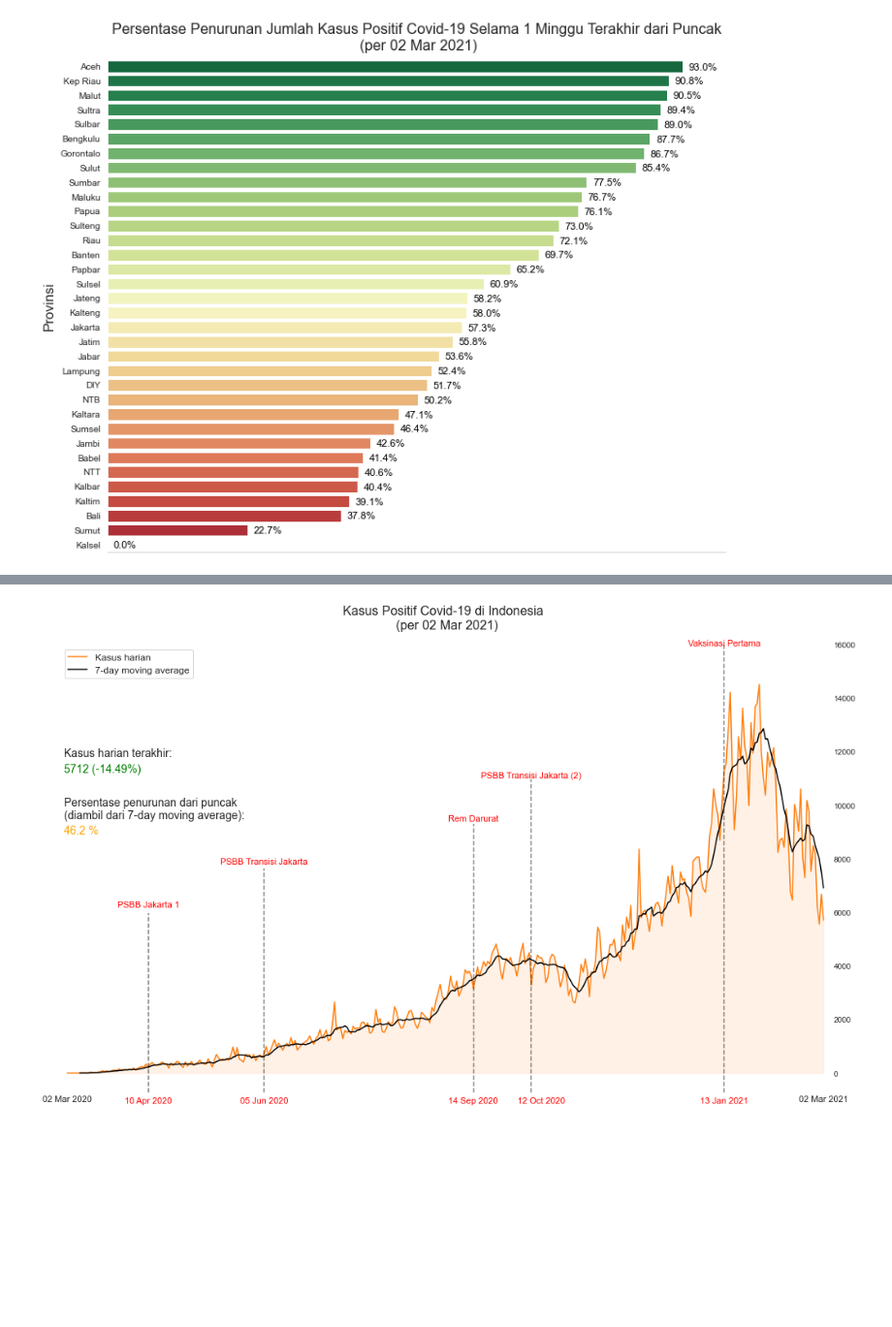
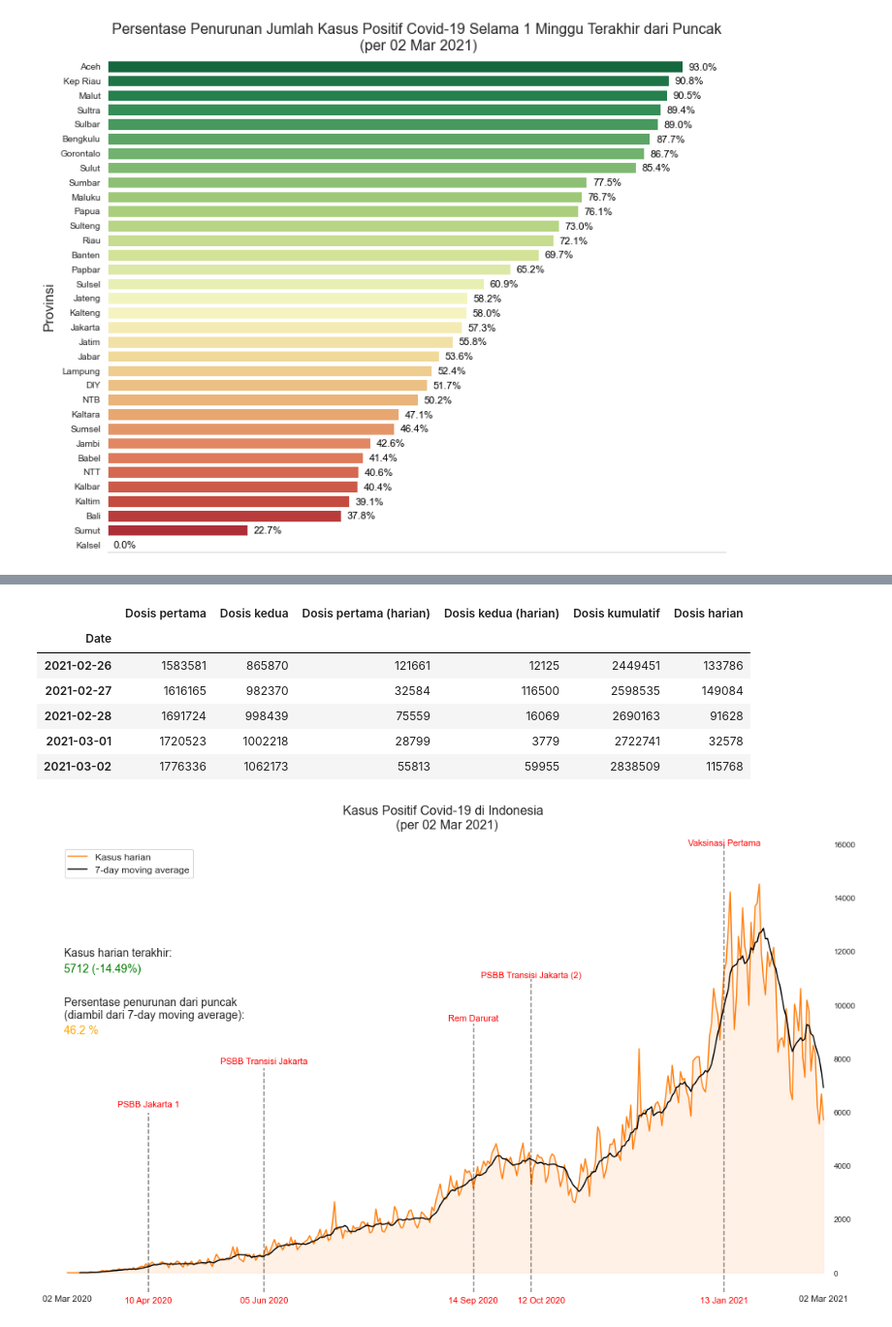
Before and after one commit to imfery/covid-19-viz, a Jupyter notebook: Covid-19 Visualization.ipynb, the cells around one changed output, grey strips where cells are left out. Shown at 97% size. Drawn from its saved outputs; the diff is of its cells as text; code cells hidden in the pictures; blank space fills up the shorter version.

```diff
--- a/Covid-19 Visualization.ipynb
+++ b/Covid-19 Visualization.ipynb
@@ -535,3 +535,13 @@ plt.show()
+# %%
+vaccinated.tail()
+# %% [output]
+|  | Dosis pertama | Dosis kedua | Dosis pertama (harian) | Dosis kedua (harian) | Dosis kumulatif | Dosis harian |
+| Date |  |  |  |  |  |  |
+| 2021-02-26 | 1583581 | 865870 | 121661 | 12125 | 2449451 | 133786 |
+| 2021-02-27 | 1616165 | 982370 | 32584 | 116500 | 2598535 | 149084 |
+| 2021-02-28 | 1691724 | 998439 | 75559 | 16069 | 2690163 | 91628 |
+| 2021-03-01 | 1720523 | 1002218 | 28799 | 3779 | 2722741 | 32578 |
+| 2021-03-02 | 1776336 | 1062173 | 55813 | 59955 | 2838509 | 115768 |
 # %%
 fig, ax = plt.subplots(figsize=(15,9))
 color = 'tab:orange'
```
Also changed, not shown: parts of 3 cells of this notebook.
